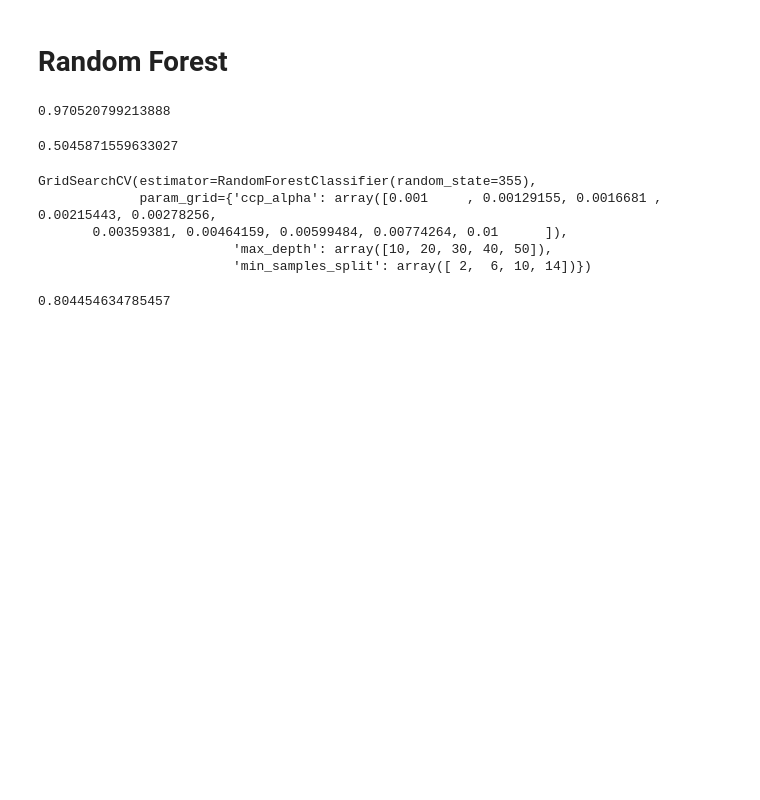
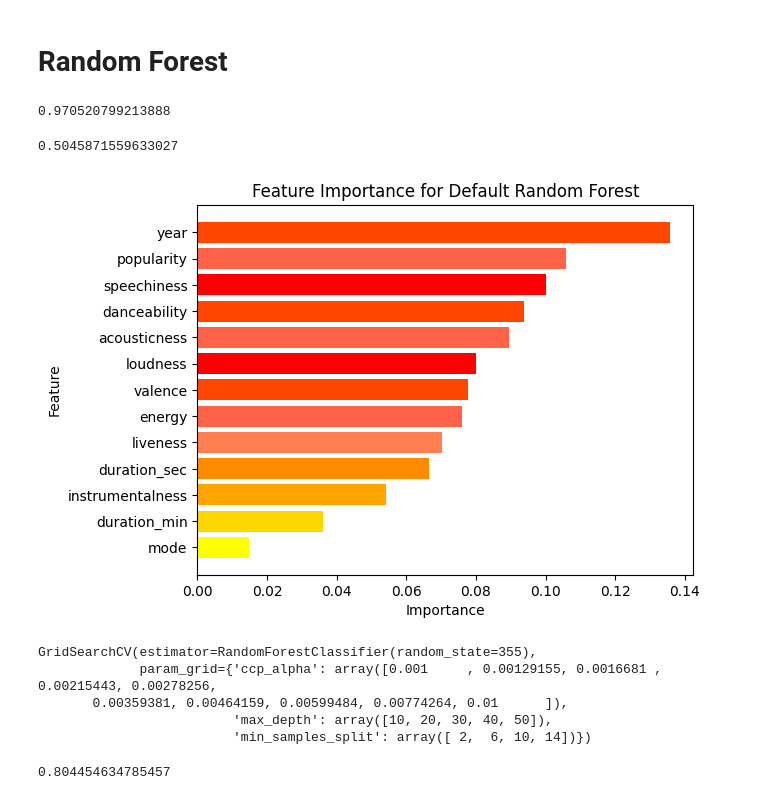
Before and after one commit to BullDF/JSC370_project, a Jupyter notebook: ml_analysis/analysis.ipynb, the cells around one changed output. Cells and saved outputs as stored; diff of their text form; code cells hidden in the pictures; blank space fills up the shorter version.

```diff
--- a/ml_analysis/analysis.ipynb
+++ b/ml_analysis/analysis.ipynb
@@ -82,6 +97,19 @@ test_pred = rf_default.predict(test_data)
 accuracy_score(test_label, test_pred)
 # %% [output]
 0.5045871559633027
+# %%
+feats_with_imps = list(zip(feature_names, rf_default.feature_importances_))
+feats_with_imps.sort(key=lambda x : x[1])
+feats, imps = zip(*feats_with_imps)
+# %%
+colors = ['#FFFF00', '#FFD700', '#FFA500', '#FF8C00', '#FF7F50', '#FF6347', '#FF4500', '#FF0000', '#FF6347', '#FF4500', '#FF0000', '#FF6347', '#FF4500']
+plt.barh(feats, imps, color=colors)
+plt.ylabel('Feature')
+plt.xlabel('Importance')
+plt.title('Feature Importance for Default Random Forest')
+plt.show()
+# %% [output]
+[figure, added]
 # %%
 parameters = {'max_depth': np.linspace(10, 50, 5).astype(int),
               'min_samples_split': np.linspace(2, 14, 4).astype(int),
```
Also changed, not shown: parts of 16 cells of this notebook, 6 other files.
